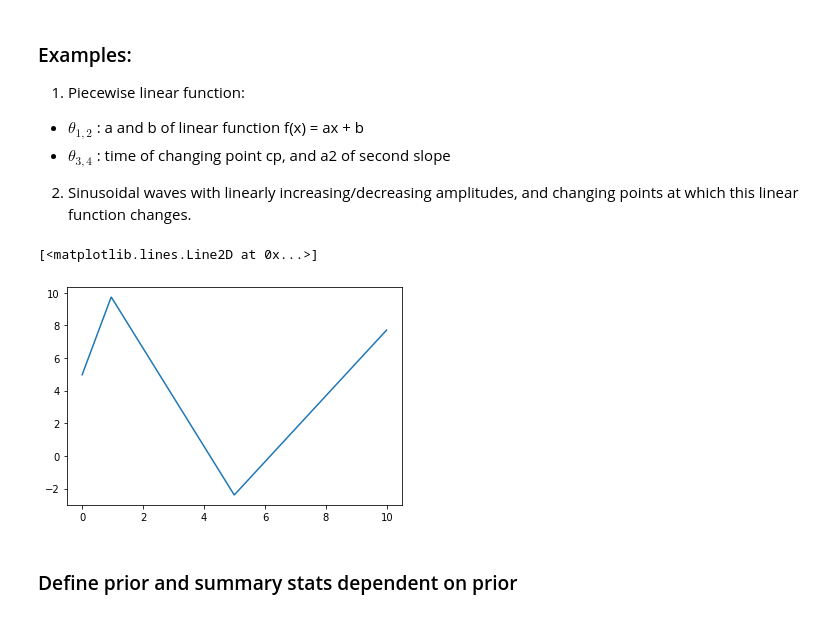
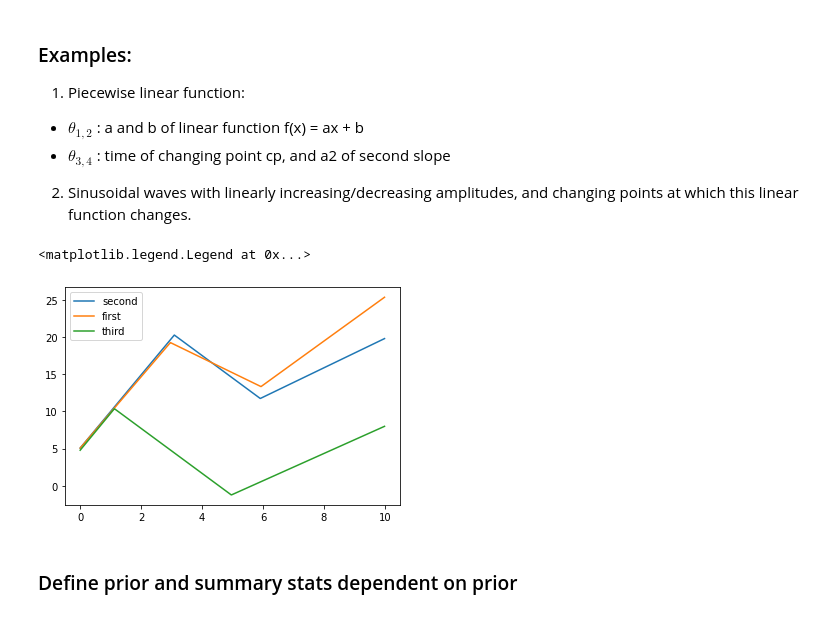
Before and after one commit to andererka/SBI_for_EEG, a Jupyter notebook: notebooks/piecewise_changed.ipynb, the cells around one changed output. Saved outputs shown, nothing was run; the diff lists cells and outputs as text; code cells hidden in the pictures.

Commit message:
piecewise works

```diff
--- a/notebooks/piecewise_changed.ipynb
+++ b/notebooks/piecewise_changed.ipynb
@@ -203,12 +201,15 @@ def piecewise_linear_third_batch(thetas):
 # %%
 true_params = [5, 5, -3, 2, 1, 5]
 
 x_lin = torch.arange(0,10,0.01)
 
-plt.plot(x_lin, piecewise_linear_third_batch(true_params))
+plt.plot(x_lin, piecewise_linear_second_batch(true_params), label='second')
+plt.plot(x_lin, piecewise_linear_first_batch(true_params), label = 'first')
+plt.plot(x_lin, piecewise_linear_third_batch(true_params), label = 'third')
+plt.legend()
 # %% [output]
-[<matplotlib.lines.Line2D at 0x...>]
+<matplotlib.legend.Legend at 0x...>
-[figure, old version]
+[figure, new version]
 # %% [markdown]
 ### Define prior and summary stats dependent on prior
 # %%
```
Also changed, not shown: parts of 15 cells of this notebook, 58 other files.
